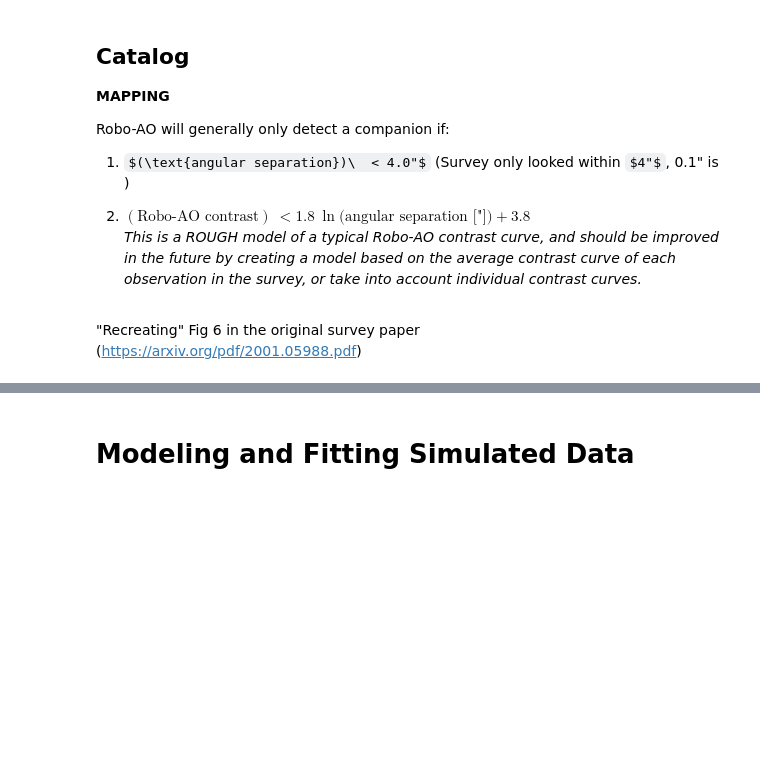
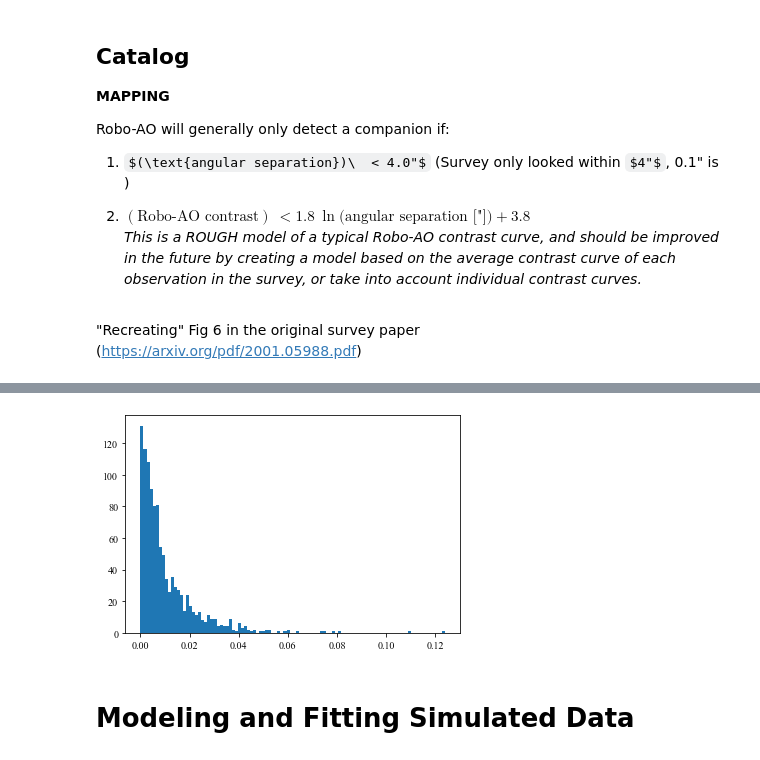
Before and after one commit to phys201/multstars, a Jupyter notebook: simulate_and_model.ipynb, the cells around one changed output, grey strips where cells are left out. Saved outputs shown, nothing was run; the diff lists cells and outputs as text; code cells hidden in the pictures; some formulas as TeX source; blank space fills up the shorter version.

```diff
--- a/simulate_and_model.ipynb
+++ b/simulate_and_model.ipynb
@@ -172,3 +172,7 @@ plt.xlabel('Separation ["]'); plt.ylabel('Contrast [delta mag]');
+# %%
+plt.hist(catalog['cr_err'], bins=100);
+# %% [output]
+[figure, added]
 # %% [markdown]
 # Modeling and Fitting Simulated Data
 # %%
```
Also changed, not shown: parts of 6 cells of this notebook.
